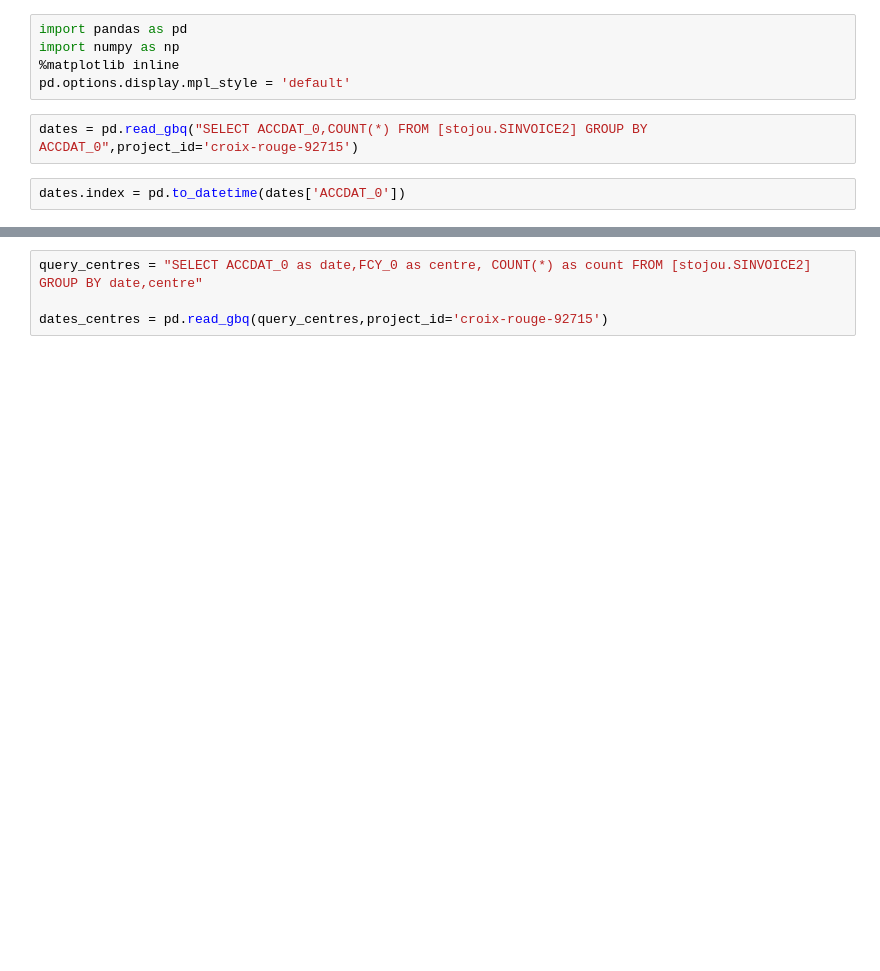
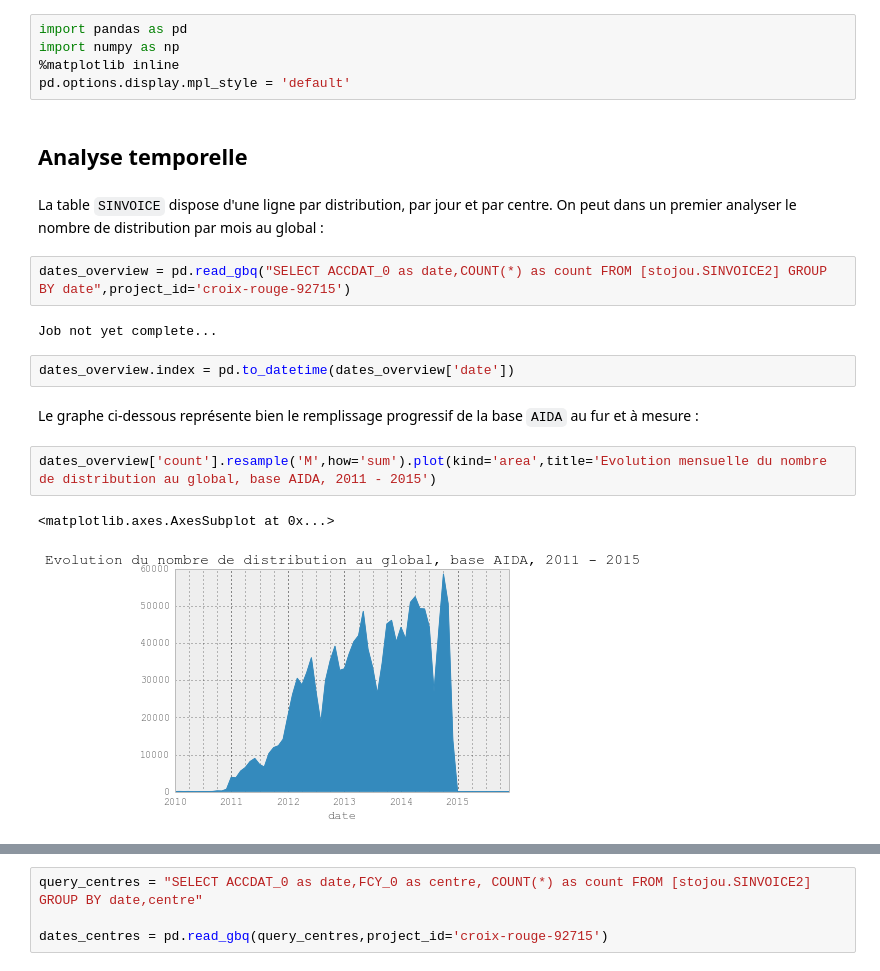
Before and after one commit to martindaniel4/croixrouge-martin, a Jupyter notebook: SINVOICE.ipynb, the cells around one changed output, grey strips where cells are left out. Drawn from its saved outputs; the diff is of its cells as text; blank space fills up the shorter version.

```diff
--- a/SINVOICE.ipynb
+++ b/SINVOICE.ipynb
@@ -5,7 +5,20 @@ import pandas as pd
 import numpy as np
 %matplotlib inline
 pd.options.display.mpl_style = 'default'
+# %% [markdown]
+## Analyse temporelle
+# %% [markdown]
+La table `SINVOICE` dispose d'une ligne par distribution, par jour et par centre. On peut dans un premier analyser le nombre de distribution par mois au global :
 # %%
-dates = pd.read_gbq("SELECT ACCDAT_0,COUNT(*) FROM [stojou.SINVOICE2] GROUP BY ACCDAT_0",project_id='croix-rouge-92715')
+dates_overview = pd.read_gbq("SELECT ACCDAT_0 as date,COUNT(*) as count FROM [stojou.SINVOICE2] GROUP BY date",project_id='croix-rouge-92715')
+# %% [output]
+Job not yet complete...
 # %%
-dates.index = pd.to_datetime(dates['ACCDAT_0'])
+dates_overview.index = pd.to_datetime(dates_overview['date'])
+# %% [markdown]
+Le graphe ci-dessous représente bien le remplissage progressif de la base `AIDA` au fur et à mesure :
+# %%
+dates_overview['count'].resample('M',how='sum').plot(kind='area',title='Evolution mensuelle du nombre de distribution au global, base AIDA, 2011 - 2015')
+# %% [output]
+<matplotlib.axes.AxesSubplot at 0x...>
+[figure, added]
```
Also changed, not shown: parts of 20 cells of this notebook.
